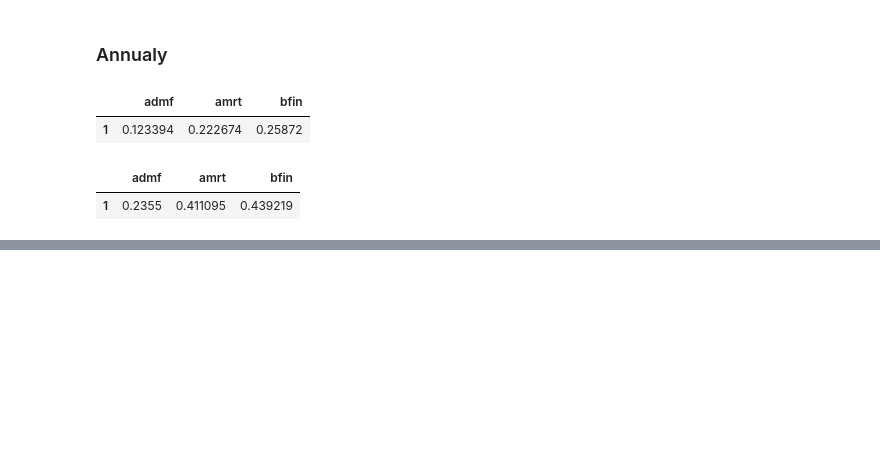
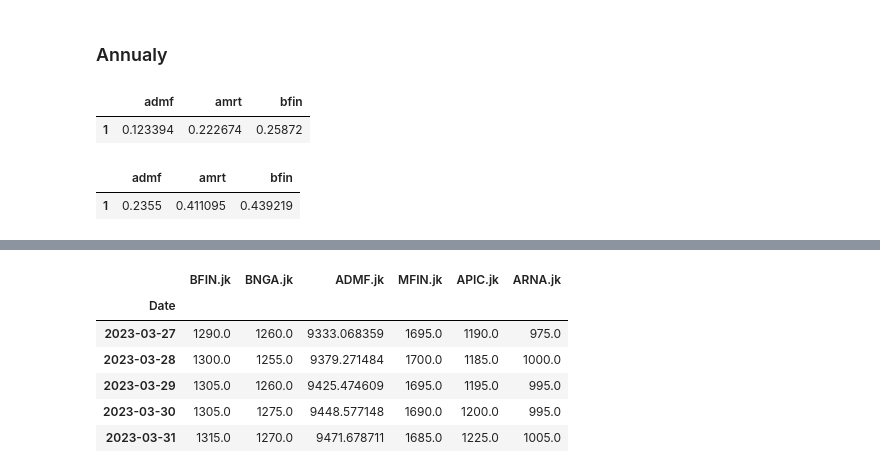
Before and after one commit to teguharia172/morgan, a Jupyter notebook: course/risk_covariance_correlation/calculating_securities_risk.ipynb, the cells around one changed output, grey strips where cells are left out. Cells and saved outputs as stored; diff of their text form; code cells hidden in the pictures; blank space fills up the shorter version.

```diff
--- a/course/risk_covariance_correlation/calculating_securities_risk.ipynb
+++ b/course/risk_covariance_correlation/calculating_securities_risk.ipynb
@@ -135,0 +158,10 @@ annual_deviation
+# %%
+financial_institution.tail()
+# %% [output]
+|  | BFIN.jk | BNGA.jk | ADMF.jk | MFIN.jk | APIC.jk | ARNA.jk |
+| Date |  |  |  |  |  |  |
+| 2023-03-27 | 1290.0 | 1260.0 | 9333.068359 | 1695.0 | 1190.0 | 975.0 |
+| 2023-03-28 | 1300.0 | 1255.0 | 9379.271484 | 1700.0 | 1185.0 | 1000.0 |
+| 2023-03-29 | 1305.0 | 1260.0 | 9425.474609 | 1695.0 | 1195.0 | 995.0 |
+| 2023-03-30 | 1305.0 | 1275.0 | 9448.577148 | 1690.0 | 1200.0 | 995.0 |
+| 2023-03-31 | 1315.0 | 1270.0 | 9471.678711 | 1685.0 | 1225.0 | 1005.0 |
```
Also changed, not shown: parts of 13 cells of this notebook.
